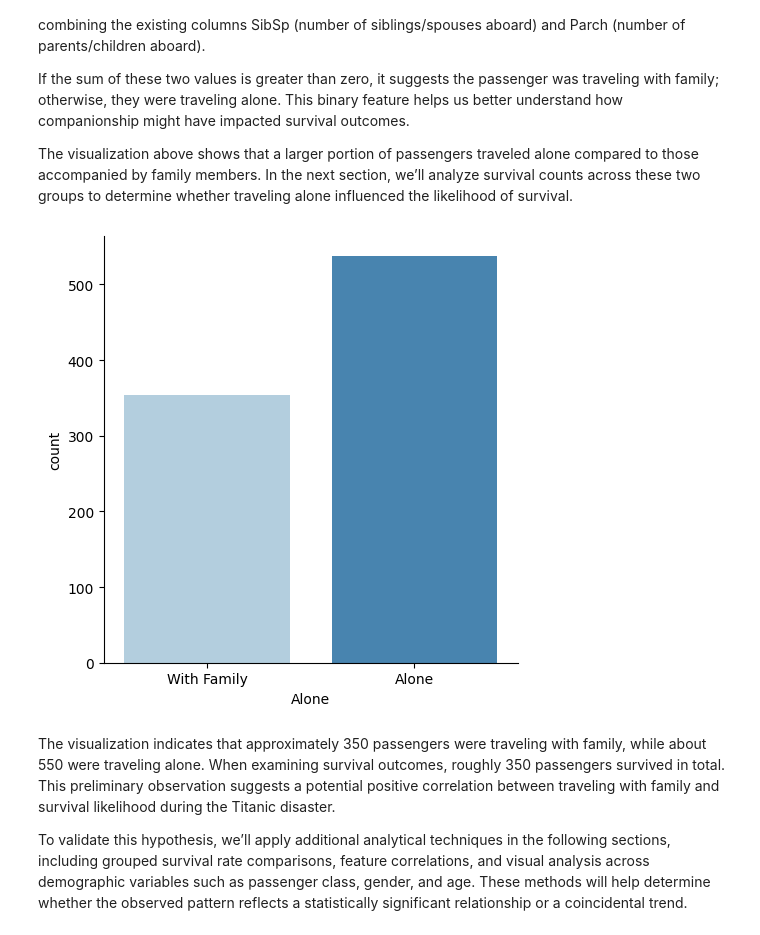
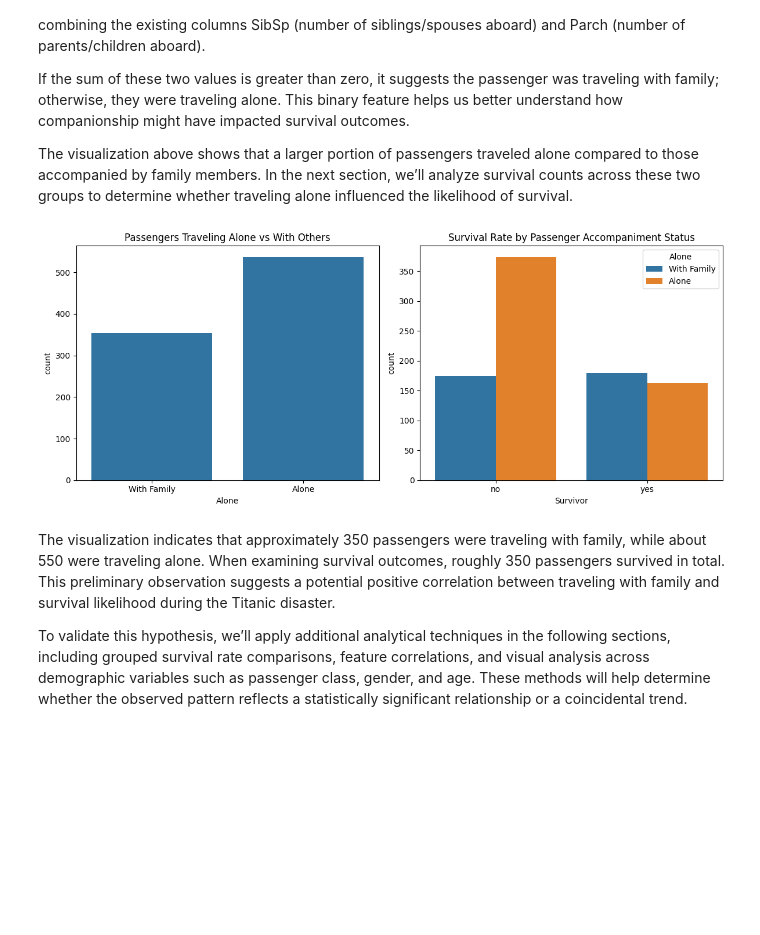
Before and after one commit to gpalomar12/Data-Projects-Portfolio, a Jupyter notebook: Titanic-Data Project.ipynb, the cells around one changed output. Saved outputs shown, nothing was run; the diff lists cells and outputs as text; code cells hidden in the pictures; blank space fills up the shorter version.

```diff
--- a/Titanic-Data Project.ipynb
+++ b/Titanic-Data Project.ipynb
@@ -336,9 +341,25 @@ If the sum of these two values is greater than zero, it suggests the passenger w
 
 The visualization above shows that a larger portion of passengers traveled alone compared to those accompanied by family members. In the next section, we’ll analyze survival counts across these two groups to determine whether traveling alone influenced the likelihood of survival.
 # %%
-sns.catplot(x='Alone',data=titanic_df,hue='Alone',palette='Blues',kind='count');
+# Create a new column 'Survivor' by mapping numeric values to descriptive strings
+titanic_df['Survivor'] = titanic_df.Survived.map({0: 'no', 1: 'yes'})
+
+# Create a figure with two subplots
+fig, axes = plt.subplots(1, 2, figsize=(12, 5))
+
+# First subplot: Count of passengers by 'Alone' status
+sns.countplot(x='Alone', data=titanic_df, ax=axes[0])
+axes[0].set_title('Passengers Traveling Alone vs With Others')
+
+# Second subplot: Count of survivors by 'Alone' status
+sns.countplot(x='Survivor', hue='Alone', data=titanic_df, ax=axes[1])
+axes[1].set_title('Survival Rate by Passenger Accompaniment Status')
+
+# Adjust layout and display the plot
+plt.tight_layout()
+plt.show()
 # %% [output]
-[figure, old version]
+[figure, new version]
 # %% [markdown]
 The visualization indicates that approximately 350 passengers were traveling with family, while about 550 were traveling alone.
 When examining survival outcomes, roughly 350 passengers survived in total. This preliminary observation suggests a potential positive correlation between traveling with family and survival likelihood during the Titanic disaster.
```
Also changed, not shown: parts of 19 cells of this notebook, 7 other files.
